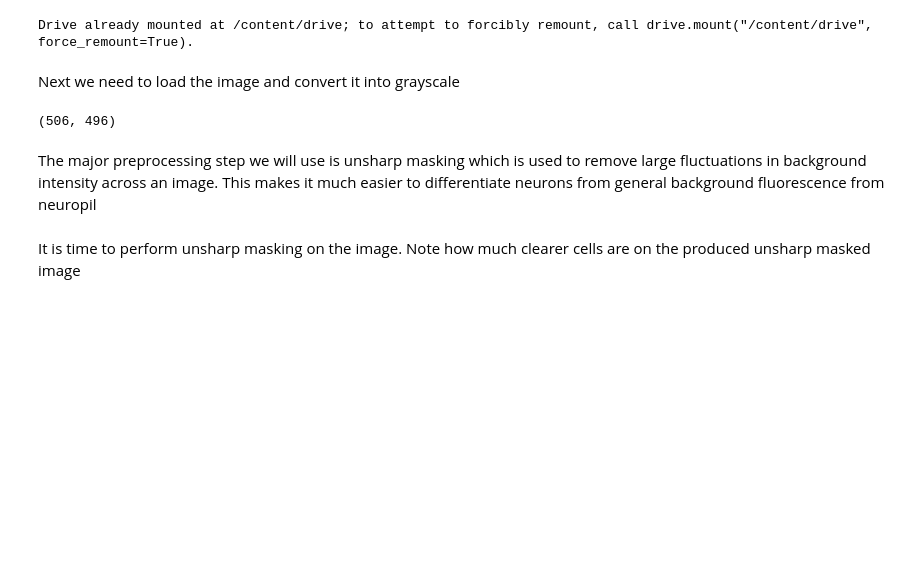
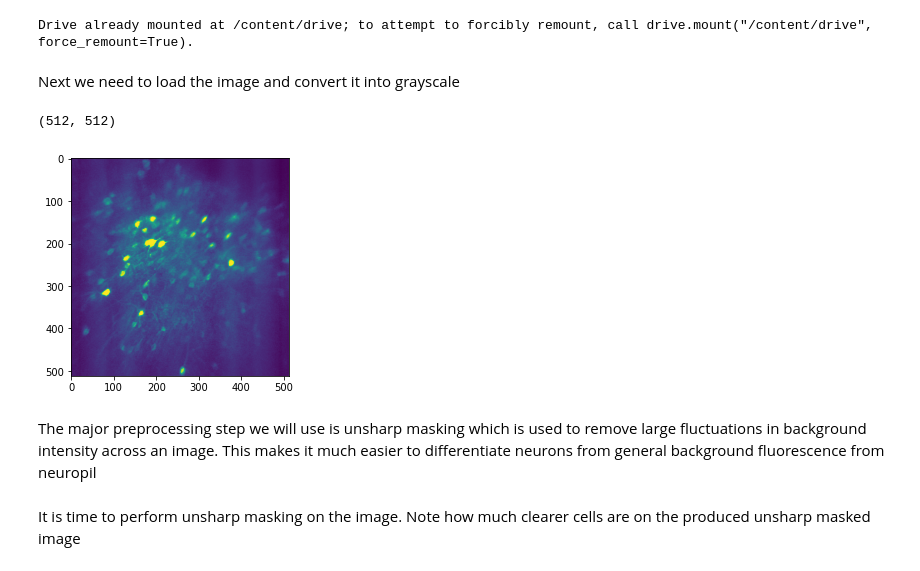
Before and after one commit to mmgrayCHEME599/CHEME599_Brain, a Jupyter notebook: Segmentation_Workflow.ipynb, the cells around one changed output. Cells and saved outputs as stored; diff of their text form; code cells hidden in the pictures; blank space fills up the shorter version.

```diff
--- a/Segmentation_Workflow.ipynb
+++ b/Segmentation_Workflow.ipynb
@@ -22,17 +22,20 @@ Drive already mounted at /content/drive; to attempt to forcibly remount, call dr
 # %% [markdown]
 Next we need to load the image and convert it into grayscale
 # %%
+from skimage.util import img_as_ubyte, img_as_float
 
 im_dir='drive/My Drive/CHEME 599/Project/images'; # image path to open
 
-fname='PL01.tif'
+fname='PL01_day3.jpg'
 im=plt.imread(os.path.join(im_dir, fname)); # read image
-
 from skimage import color
 im=color.rgb2gray(im)
 print(im.shape)
+plt.imshow(im)
+im=img_as_ubyte(img_as_float(im))
 # %% [output]
-(506, 496)
+(512, 512)
+[figure, added]
 # %% [markdown]
 The major preprocessing step we will use is unsharp masking which is used to remove large fluctuations in background intensity across an image. This makes it much easier to differentiate neurons from general background fluorescence from neuropil
 # %%
```
Also changed, not shown: parts of 16 cells of this notebook.
